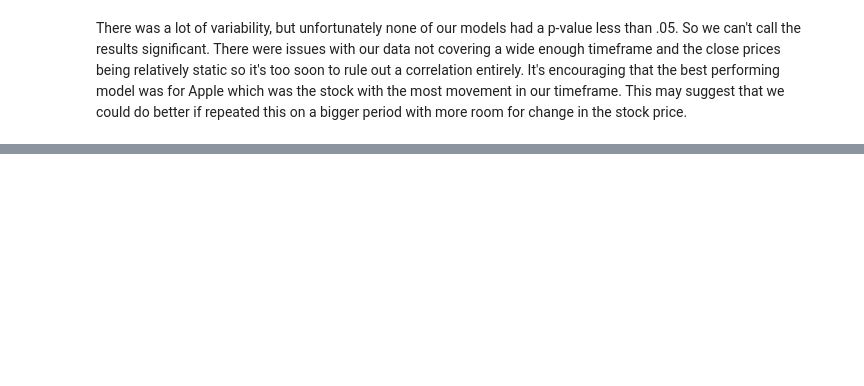
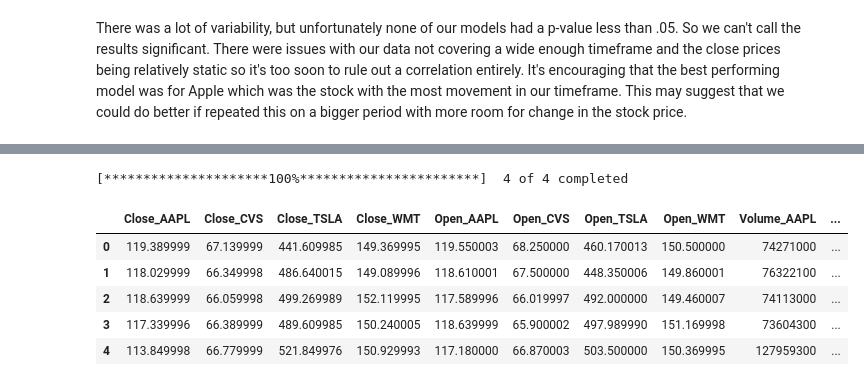
Before and after one commit to gilaniasher/sentiment-driven-market-analysis, a Jupyter notebook: results.ipynb, the cells around one changed output, grey strips where cells are left out. Drawn from its saved outputs; the diff is of its cells as text; code cells hidden in the pictures; blank space fills up the shorter version.

```diff
--- a/results.ipynb
+++ b/results.ipynb
@@ -488,0 +507,14 @@ Twitter has been commonly used by large companies to report to the general publi
+# %%
+# Search r/investing for posts about our target stocks
+subs = []
+rel_tickers = ['AAPL', 'TSLA', 'WMT', 'CVS']
+
+for ticker in rel_tickers:
+    for sub in reddit.subreddit('investing').search(ticker, time_filter='month', limit=50):
+        # Store general data from these submissions
+        subs.append([sub.title, sub.selftext, ticker, sub.score, sub.num_comments, datetime.fromtimestamp(sub.created)])
+
+# Generate general dataframe
+reddit_df = pd.DataFrame(subs, columns=['title', 'body', 'Symbol', 'reddit_score', 'num_comments', 'Date'])
+reddit_df.Date = reddit_df.Date.dt.strftime('%Y-%m-%d')
+reddit_df.head()
@@ -488,0 +550,20 @@ Twitter has been commonly used by large companies to report to the general publi
+# %%
+today = datetime.today()
+start = date - timedelta(days=31)
+
+stocks_df = yf.download(tickers=rel_tickers, start=start.strftime('%Y-%m-%d'), end=today.strftime('%Y-%m-%d'))
+
+# Clean up the same way we have before
+stocks_df.drop(['Adj Close', 'Low', 'High'], axis=1, inplace=True)
+stocks_df.columns = ['_'.join(multi_col) for multi_col in stocks_df.columns]
+stocks_df['Date'] = stocks_df.index
+stocks_df.index = list(range(len(stocks_df.index)))
+stocks_df.head()
+# %% [output]
+[*********************100%***********************]  4 of 4 completed
+|  | Close_AAPL | Close_CVS | Close_TSLA | Close_WMT | Open_AAPL | Open_CVS | Open_TSLA | Open_WMT | Volume_AAPL | ... |
+| 0 | 119.389999 | 67.139999 | 441.609985 | 149.369995 | 119.550003 | 68.250000 | 460.170013 | 150.500000 | 74271000 | ... |
+| 1 | 118.029999 | 66.349998 | 486.640015 | 149.089996 | 118.610001 | 67.500000 | 448.350006 | 149.860001 | 76322100 | ... |
+| 2 | 118.639999 | 66.059998 | 499.269989 | 152.119995 | 117.589996 | 66.019997 | 492.000000 | 149.460007 | 74113000 | ... |
+| 3 | 117.339996 | 66.389999 | 489.609985 | 150.240005 | 118.639999 | 65.900002 | 497.989990 | 151.169998 | 73604300 | ... |
+| 4 | 113.849998 | 66.779999 | 521.849976 | 150.929993 | 117.180000 | 66.870003 | 503.500000 | 150.369995 | 127959300 | ... |
```
Also changed, not shown: parts of 38 cells of this notebook, 1 other file.
